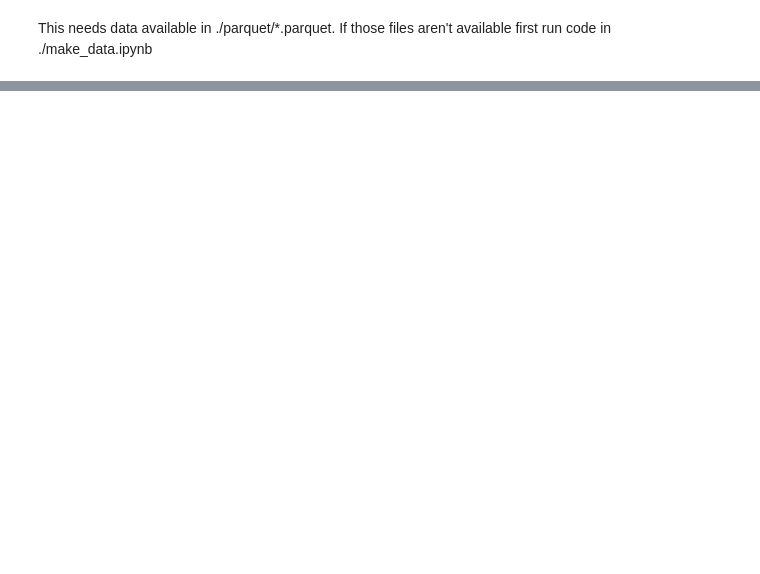
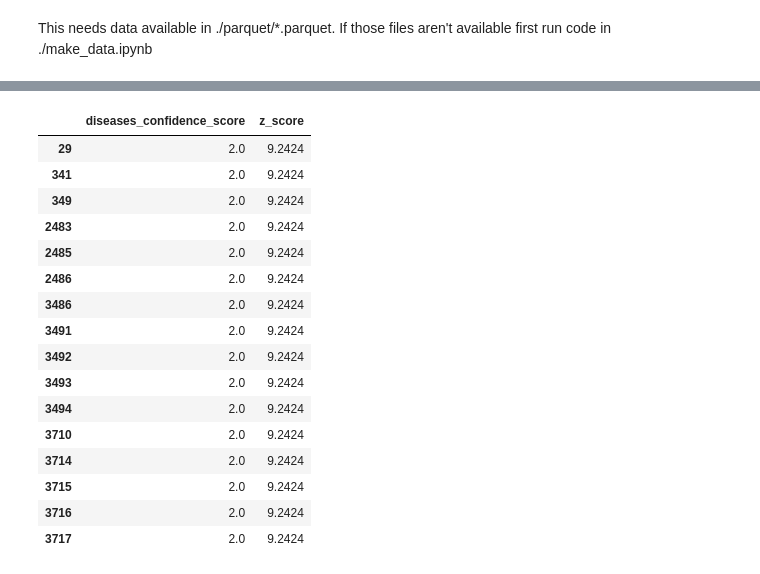
Before and after one commit to DnlRKorn/histogram_for_sept26_hackathon, a Jupyter notebook: make_hist_from_data.ipynb, the cells around one changed output, grey strips where cells are left out. Drawn from its saved outputs; the diff is of its cells as text; code cells hidden in the pictures; blank space fills up the shorter version.

```diff
--- a/make_hist_from_data.ipynb
+++ b/make_hist_from_data.ipynb
@@ -67,0 +101,11 @@ Absent Cnt:0
+# %%
+dataset = "diseases-diseases_confidence_score"
+pq_path = os.path.join("histogram_for_sept26_hackathon","data","parquet",dataset+".parquet")
+
+chart_title = " ".join(Path(pq_path).stem.split('-'))
+
+pq_file = pq.ParquetFile(pq_path)
+prop_name = pq_file.schema[5].name
+arr = pq_file.read(columns=[prop_name])
+prop_vals = arr.to_pandas()
+prop_vals["z_score"] = prop_vals[prop_name].to_frame().apply(stats.zscore, ddof=1).abs()
@@ -67,0 +128,20 @@ Absent Cnt:0
+# %%
+prop_vals[prop_vals.z_score>9]
+# %% [output]
+|  | diseases_confidence_score | z_score |
+| 29 | 2.0 | 9.2424 |
+| 341 | 2.0 | 9.2424 |
+| 349 | 2.0 | 9.2424 |
+| 2483 | 2.0 | 9.2424 |
+| 2485 | 2.0 | 9.2424 |
+| 2486 | 2.0 | 9.2424 |
+| 3486 | 2.0 | 9.2424 |
+| 3491 | 2.0 | 9.2424 |
+| 3492 | 2.0 | 9.2424 |
+| 3493 | 2.0 | 9.2424 |
+| 3494 | 2.0 | 9.2424 |
+| 3710 | 2.0 | 9.2424 |
+| 3714 | 2.0 | 9.2424 |
+| 3715 | 2.0 | 9.2424 |
+| 3716 | 2.0 | 9.2424 |
+| 3717 | 2.0 | 9.2424 |
```
Also changed, not shown: parts of 15 cells of this notebook.
